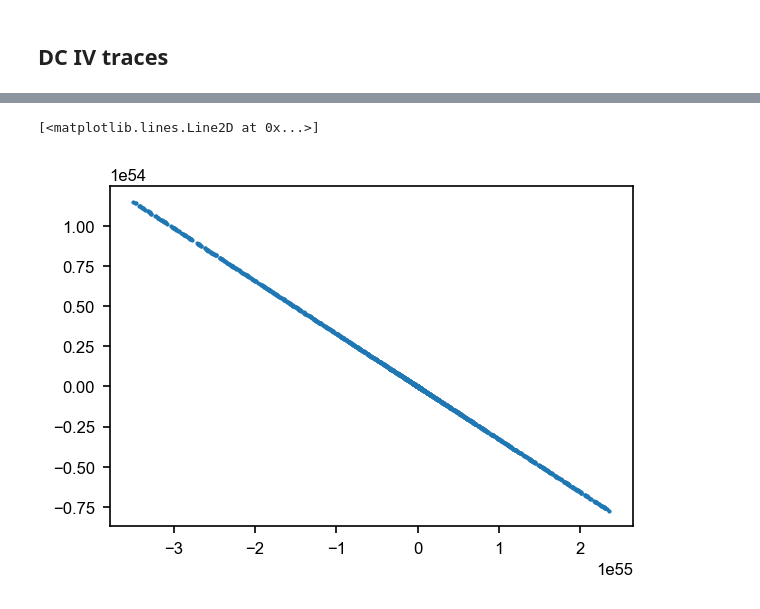
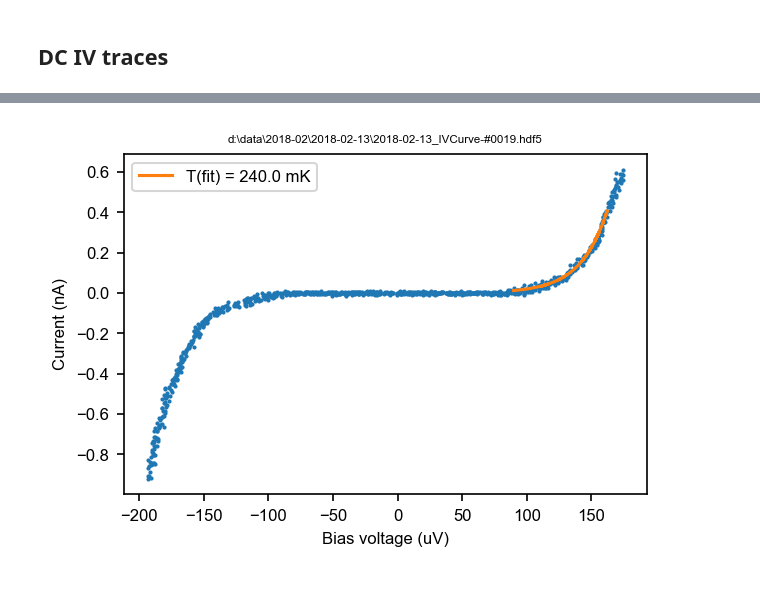
Before and after one commit to StationQDelft/BF1, a Jupyter notebook: Experiments/NIS_1.ipynb, the cells around one changed output, grey strips where cells are left out. Drawn from its saved outputs; the diff is of its cells as text; code cells hidden in the pictures.

```diff
--- a/Experiments/NIS_1.ipynb
+++ b/Experiments/NIS_1.ipynb
@@ -140,0 +157,6 @@ def fit_linslope(i, v, imin=0.005, imax=0.4):
+# %%
+m = IVCurve(station, namespace)
+m.start = -200
+m.stop = 200
+m.pts = 1001
+m.run()
@@ -141,26 +167,33 @@ def fit_linslope(i, v, imin=0.005, imax=0.4):
 # %%
 R = 15e3 + 12e3 + 2*1.7e3
 
-v = m.data['Current']['Bias [V]'].reshape(-1).copy()
+bias = m.data['Current']['Bias [V]'].reshape(-1).copy()
 i = m.data['Current']['Current [A]'].reshape(-1).copy()
+v = m.data['Voltage']['Voltage [V]'].reshape(-1).copy()
 
 i -= i[i.size//2]
-v -= i*R
-v *= 1e6
+v -= v[v.size//2]
+# v -= i*R
+v *= -1e6
 i *= 1e9
 
 i_of, v_of = find_offset(i, v)
 i -= i_of
 v -= v_of
 
-# vfit, ifit, T = fit_linslope(i, v)
-
 fig, ax = plt.subplots(1, 1)
 ax.plot(v, i, 'o', ms=1)
-# ax.plot(vfit, ifit)
+
+vfit, ifit, T = fit_linslope(i, v, imin=0.02, imax=0.4)
+ax.plot(vfit, ifit, label=f'T(fit) = {T*1e3:.1f} mK')
+
+
 # ax.set_yscale('log')
 
-# print(T)
+ax.set_xlabel('Bias voltage (uV)')
+ax.set_ylabel('Current (nA)')
+ax.set_title(m.datafilepath, size='x-small')
+ax.legend()
+fig.savefig(m.data_prefix + ".png", dpi=300)
 # %% [output]
-[<matplotlib.lines.Line2D at 0x...>]
-[figure, old version]
+[figure, new version]
```
Also changed, not shown: parts of 16 cells of this notebook, 1 other file.
